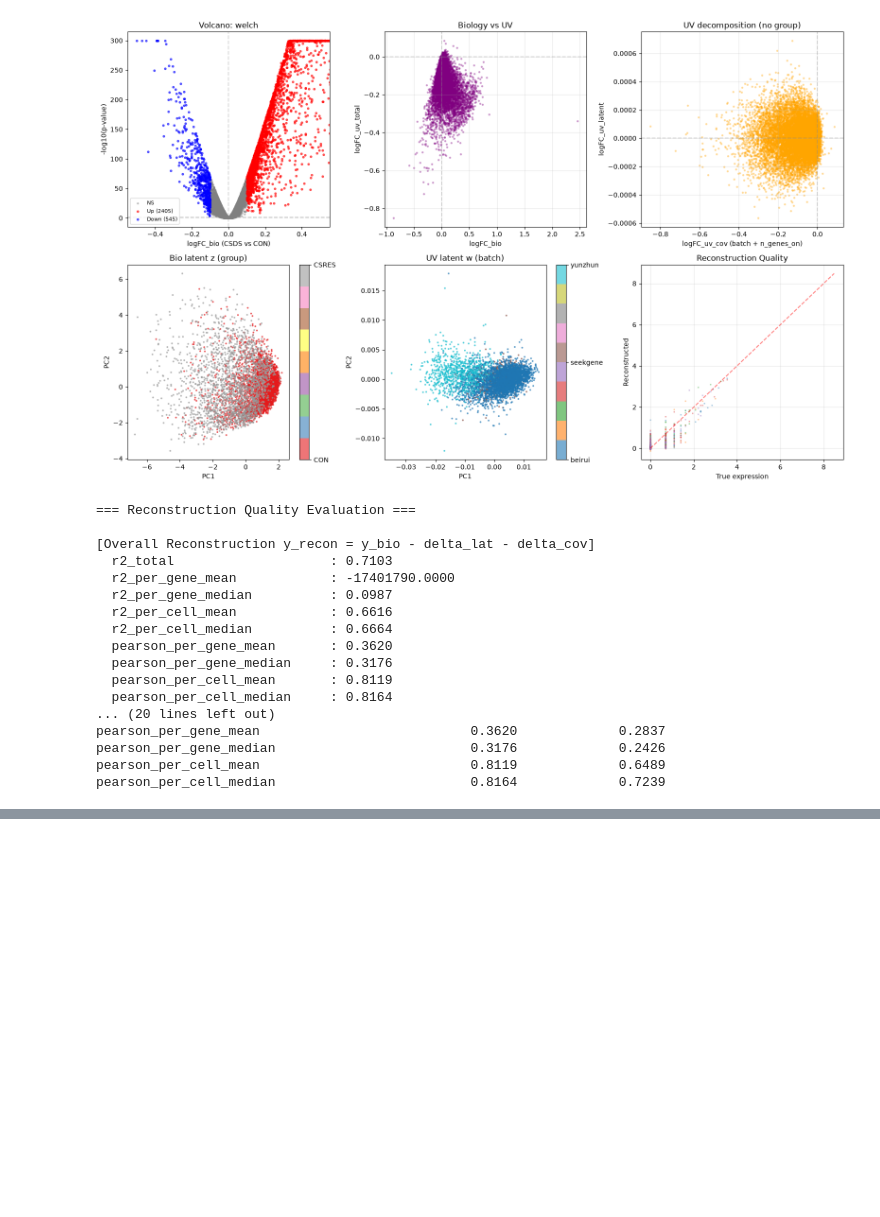
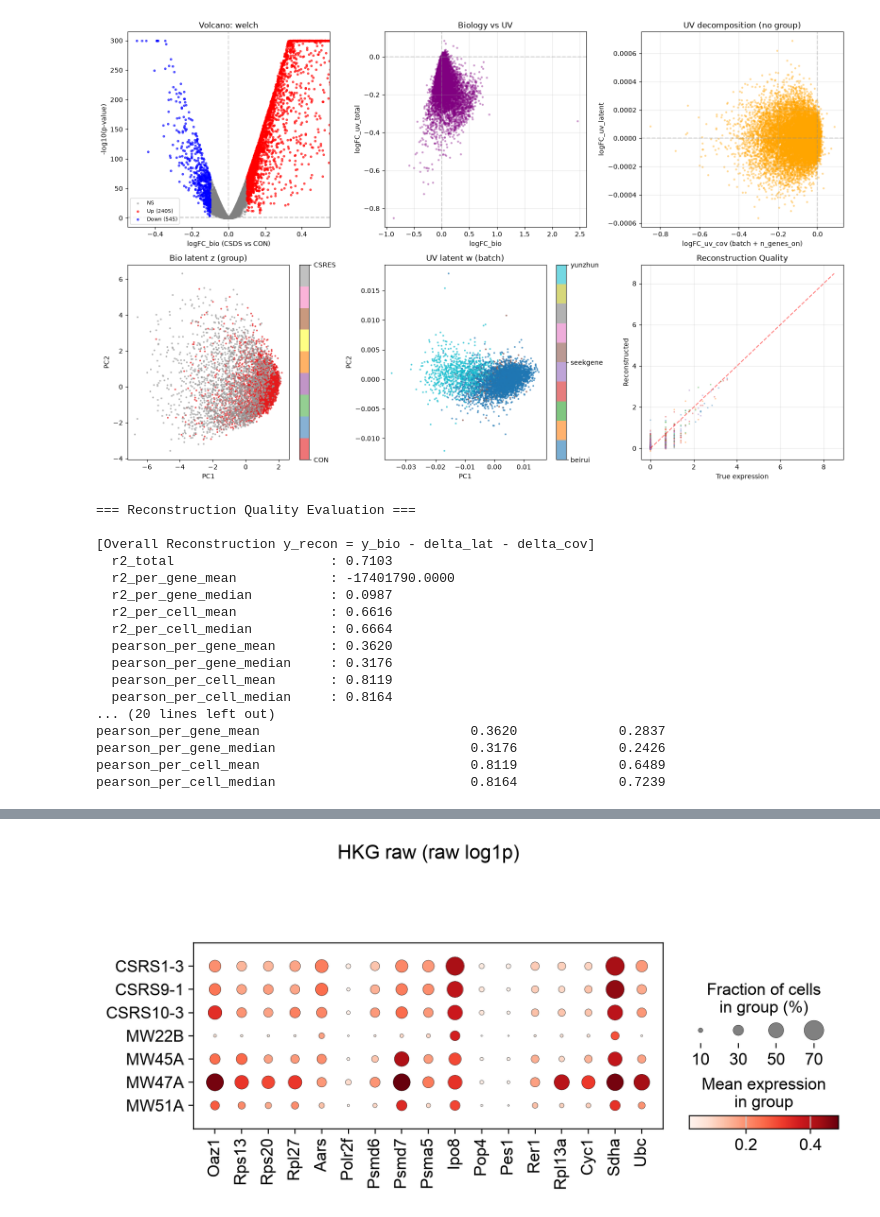
Before and after one commit to juychen/RUVDEG, a Jupyter notebook: testRUVVAE.ipynb, the cells around one changed output, grey strips where cells are left out. Saved outputs shown, nothing was run; the diff lists cells and outputs as text; code cells hidden in the pictures; blank space fills up the shorter version.

```diff
--- a/testRUVVAE.ipynb
+++ b/testRUVVAE.ipynb
@@ -1061,0 +937,81 @@ Saved: top10_deg_before_uv.png / top10_deg_after_uv.png / top10_deg_bio.png
+# %%
+# ========== 9d. Scanpy dotplot：HKG raw / UV-removed / UV-part 三联图 ==========
+# 把三个量放在不同 layer，用 dotplot 横向比较 HKG 的 UV 校正效果。
+import matplotlib.pyplot as plt
+
+# 计算 delta_lat + delta_cov，作为“被模型归到 UV 的部分”
+model_cpu.eval()
+with torch.no_grad():
+    c_dict_eval = {
+        "group": torch.FloatTensor(np.eye(len(groups_unique))[group_idx]),
+        "batch": torch.FloatTensor(np.eye(len(batches_unique))[batch_idx]),
+        "n_genes_on": torch.FloatTensor(n_genes_on[:, None]),
+    }
+    out_eval = model_cpu(torch.FloatTensor(Y_log), c_dict_eval, torch.BoolTensor(neg_control_mask))
+    delta_lat_eval = out_eval["delta_lat"].cpu().numpy()
+    delta_cov_eval = out_eval["delta_cov"].cpu().numpy()
+
+# 注意：layer 形状必须与 adata 完全一致 (n_obs, n_var)
+hkg_idx_full = [gene_names.index(g) for g in hkg_genes_used]
+X_uv_part_full = np.zeros_like(Y_log)
+X_uv_part_full[:, hkg_idx_full] = (
+    delta_lat_eval[:, hkg_idx_full] + delta_cov_eval[:, hkg_idx_full]
+)
+adata_hvg.layers["X_uv_part"] = X_uv_part_full
+
+print("adata_hvg.X shape:", adata_hvg.X.shape)
+print("X_uv_removed shape:", adata_hvg.layers["X_uv_removed"].shape)
+print("X_bio shape:", adata_hvg.layers["X_bio"].shape)
+print("X_uv_part shape:", adata_hvg.layers["X_uv_part"].shape)
+
+# 用 dotplot 一次画三张：raw / UV-removed / UV-part
+sc.settings.set_figure_params(dpi=110)
+
+# ---- 1. raw log1p ----
+fig = sc.pl.dotplot(
+    adata_hvg,
+    var_names=hkg_genes_used,
+    groupby="donor",
+    use_raw=False,
+    layer=None,
+    standard_scale=None,
+    cmap="Reds",
+    show=False,
+    title="HKG raw (raw log1p)",
+    return_fig=True,
+)
+fig.savefig("hkg_raw_dotplot.png", bbox_inches="tight")
+
+# ---- 2. UV-removed ----
+fig = sc.pl.dotplot(
+    adata_hvg,
+    var_names=hkg_genes_used,
+    groupby="donor",
+    use_raw=False,
+    layer="X_uv_removed",
+    standard_scale=None,
+    cmap="Reds",
+    show=False,
+    title="HKG after UV correction (y_bio - delta_lat - delta_cov)",
+    return_fig=True,
+)
+fig.savefig("hkg_uv_removed_dotplot.png", bbox_inches="tight")
+
+# ---- 3. UV part (delta_lat + delta_cov) ----
+fig = sc.pl.dotplot(
+    adata_hvg,
+    var_names=hkg_genes_used,
+    groupby="donor",
+    use_raw=False,
+    layer="X_uv_part",
+    standard_scale=None,
+    cmap="Reds",
+    show=False,
+    title="HKG UV part (delta_lat + delta_cov)",
+    return_fig=True,
+)
+fig.savefig("hkg_uv_part_dotplot.png", bbox_inches="tight")
+
+plt.show()
+print("Saved: hkg_raw_dotplot.png / hkg_uv_removed_dotplot.png / hkg_uv_part_dotplot.png")
+# %% [output]
@@ -1061,0 +1022 @@ Saved: top10_deg_before_uv.png / top10_deg_after_uv.png / top10_deg_bio.png
+[figure, added]
```
Also changed, not shown: parts of 5 cells of this notebook, 4 other files.
